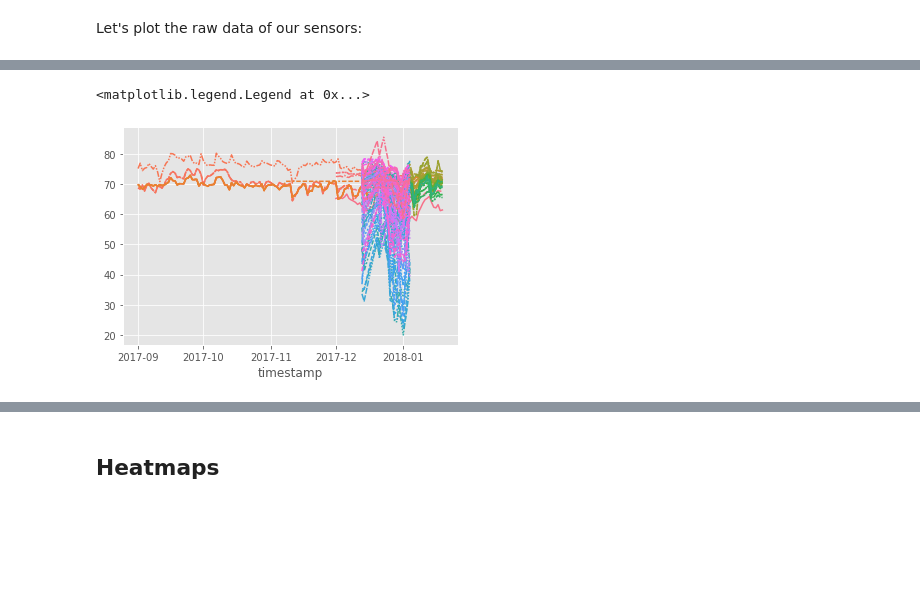
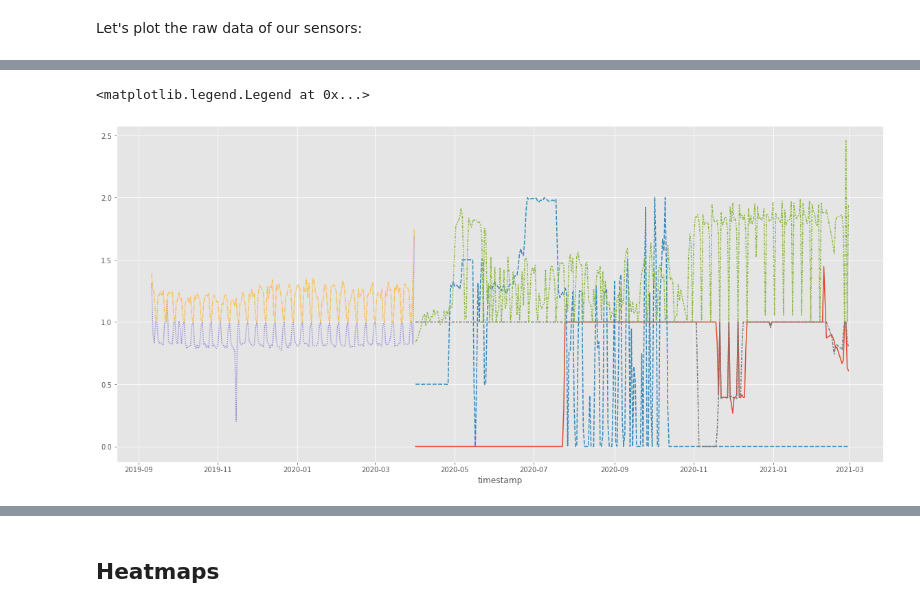
Before and after one commit to PengkunLiu/RTEM_CMU, a Jupyter notebook: RTEM Jupyter Notebook/data-analysis.ipynb, the cells around one changed output, grey strips where cells are left out. Cells and saved outputs as stored; diff of their text form; code cells hidden in the pictures; blank space fills up the shorter version.

```diff
--- a/RTEM Jupyter Notebook/data-analysis.ipynb
+++ b/RTEM Jupyter Notebook/data-analysis.ipynb
@@ -402,6 +402,7 @@ memory usage: 7.9+ MB
 The timestamp there is not a datetime object yet. We could have parsed it as date [using the parameter `parse_dates` while reading](https://pandas.pydata.org/docs/reference/api/pandas.read_csv.html) the csv or we can do the following:
 # %%
 data_DSP["timestamp"] = pd.to_datetime(data_DSP['timestamp'], format='%Y-%m-%dT%H:%M:%S.%f')
+data_DSP_setpoint["timestamp"] = pd.to_datetime(data_DSP_setpoint['timestamp'], format='%Y-%m-%dT%H:%M:%S.%f')
 # %%
 type(data_DSP.timestamp[0])
 # %% [output]
@@ -619,4 +576,4 @@ Let's do it again but daily:
 # %%
-data_day = data.resample('24H', on="timestamp").mean()
-data_day.head()
+data_DSP_setpoint_day = data_DSP_setpoint.resample('24H', on="timestamp").mean()
+data_DSP_setpoint_day.head()
 # %% [output]
@@ -631,8 +587,8 @@ data_day.head()
 # %%
-sns.lineplot(data=data_day)
+sns.lineplot(data=data_DSP_setpoint_day)
 
 # This is just for hiding the legend for now, there are a lot of labels and is difficult to see the plot
 plt.legend([],[], frameon=False)
 # %% [output]
 <matplotlib.legend.Legend at 0x...>
-[figure, old version]
+[figure, new version]
```
Also changed, not shown: parts of 53 cells of this notebook.
